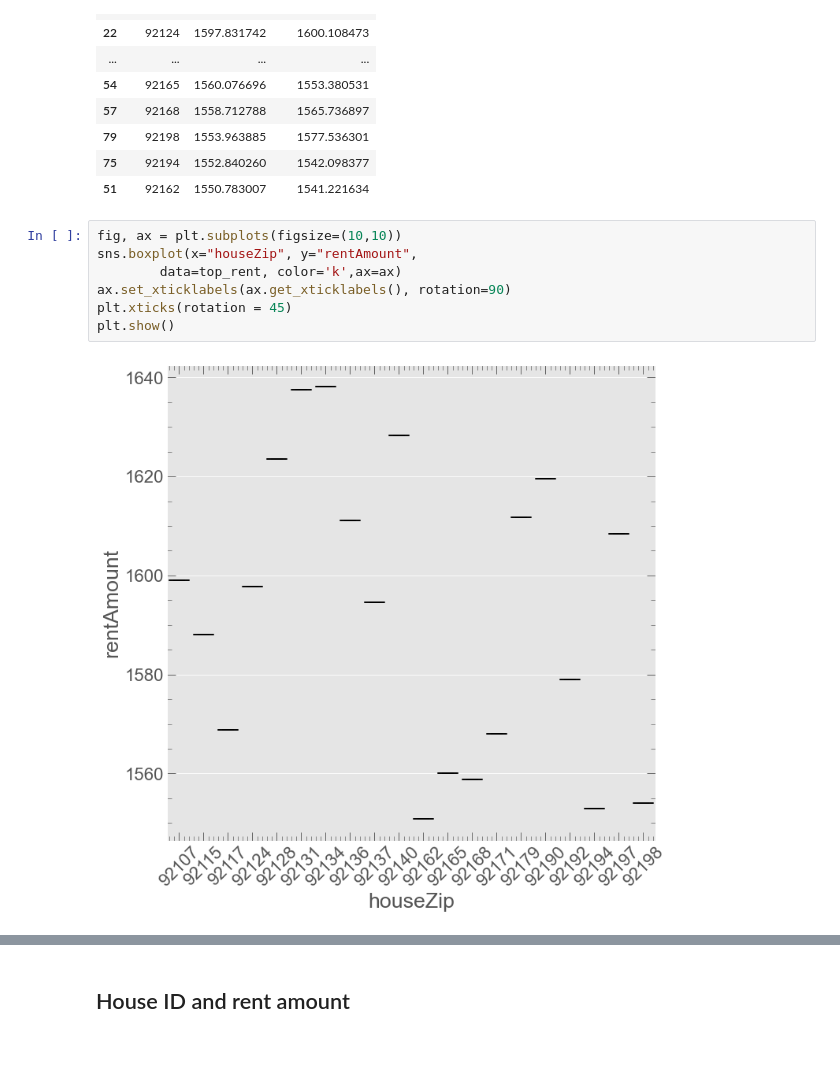
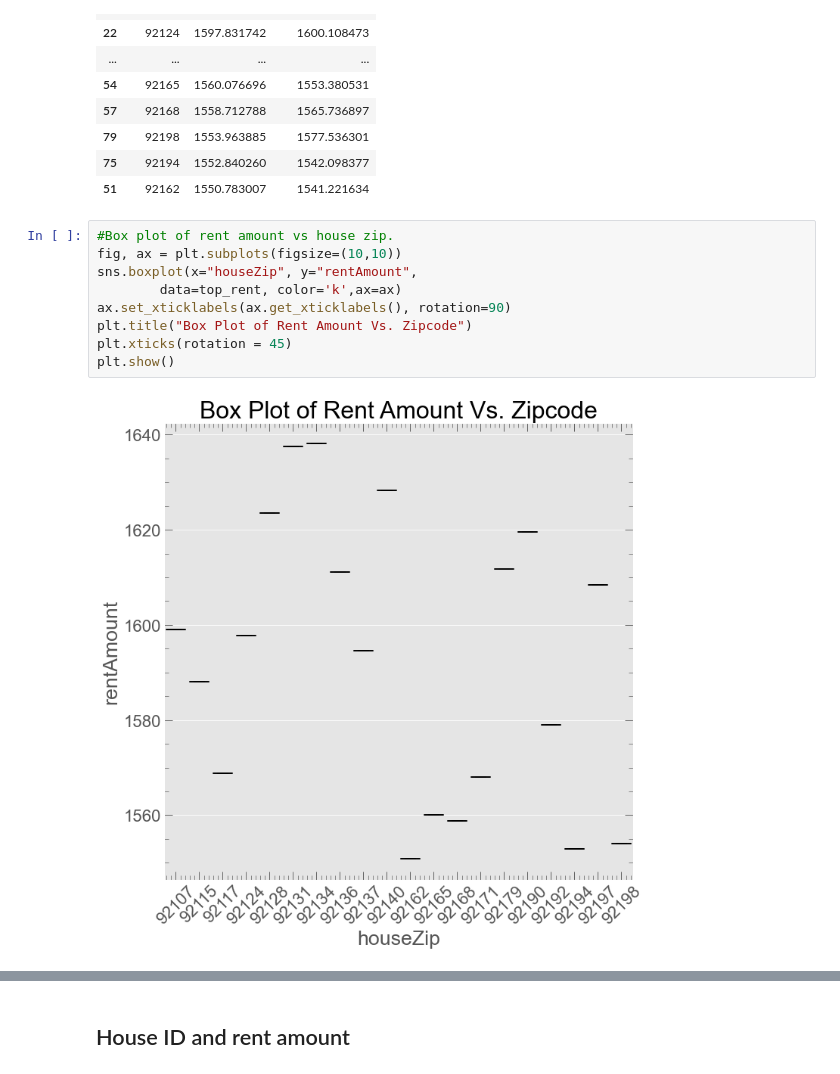
Before and after one commit to pandeysudip/Rental, a Jupyter notebook: 2.Data_Visulization.ipynb, the cells around one changed output, grey strips where cells are left out. Saved outputs shown, nothing was run; the diff lists cells and outputs as text.

```diff
--- a/2.Data_Visulization.ipynb
+++ b/2.Data_Visulization.ipynb
@@ -428,12 +435,14 @@ top_rent
 | 75 | 92194 | 1552.840260 | 1542.098377 |
 | 51 | 92162 | 1550.783007 | 1541.221634 |
 # %%
+#Box plot of rent amount vs house zip.
 fig, ax = plt.subplots(figsize=(10,10))
 sns.boxplot(x="houseZip", y="rentAmount",
         data=top_rent, color='k',ax=ax)
 ax.set_xticklabels(ax.get_xticklabels(), rotation=90)
+plt.title("Box Plot of Rent Amount Vs. Zipcode")
 plt.xticks(rotation = 45)
 plt.show()
 # %% [output]
-[figure, old version]
+[figure, new version]
 # %% [markdown]
```
Also changed, not shown: parts of 13 cells of this notebook.
